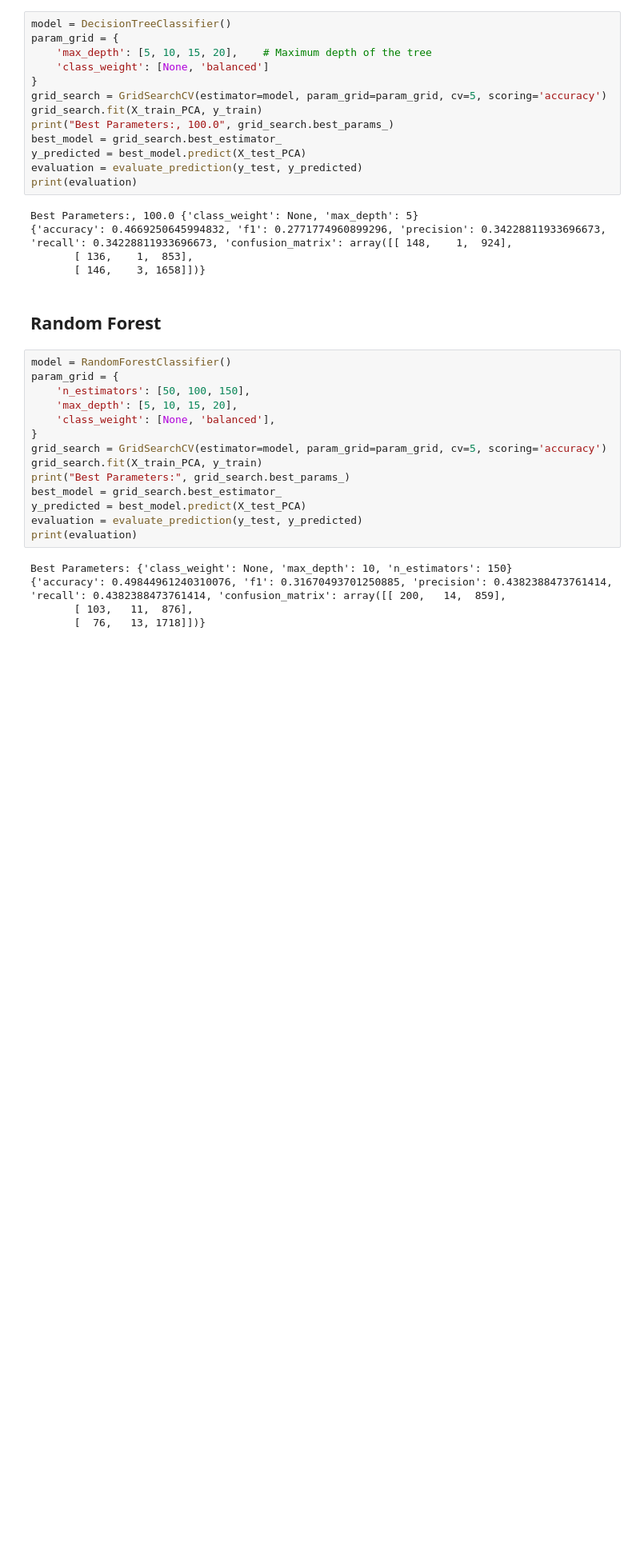
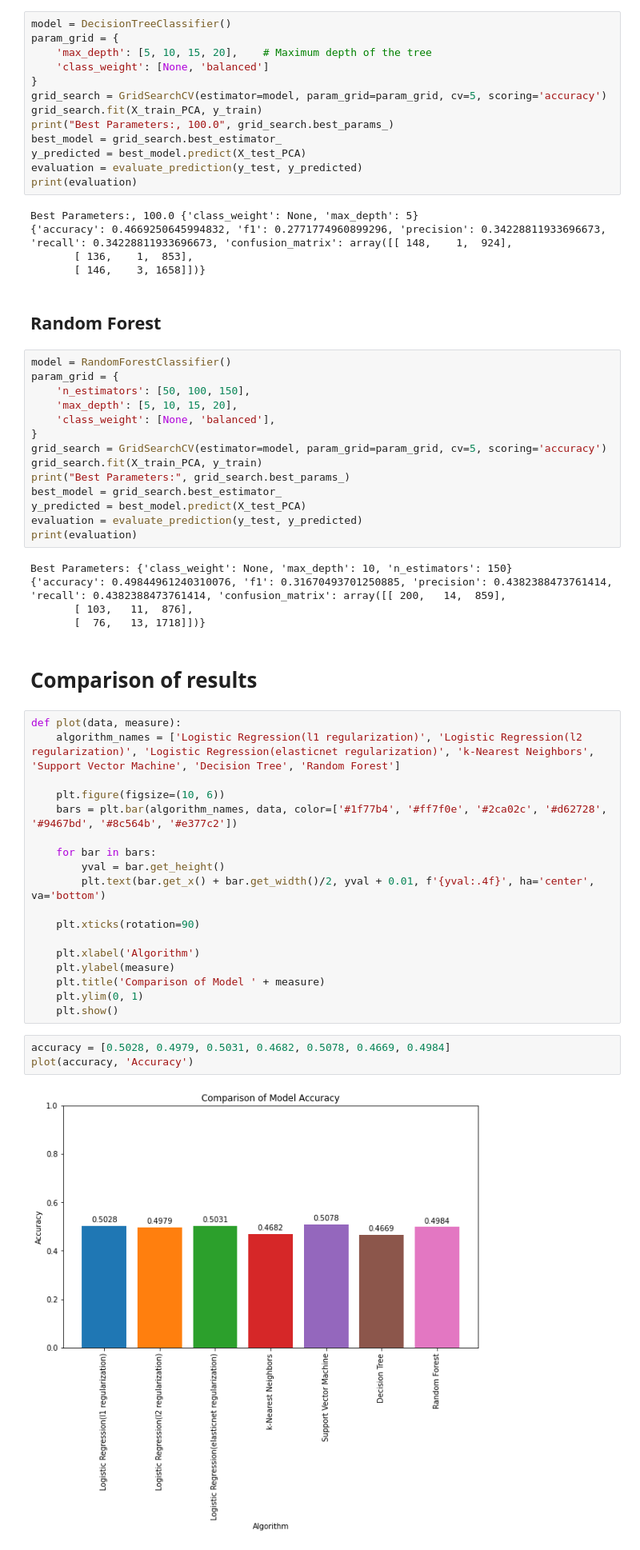
Before and after one commit to mirjanaa/Predicting-the-outcome-of-Soccer-Matches-using-Machine-Learning, a Jupyter notebook: src/03_run_methodsSVD.ipynb, the cells around one changed output. Shown at 80% size. Drawn from its saved outputs; the diff is of its cells as text; blank space fills up the shorter version.

Commit message:
add plots

```diff
--- a/src/03_run_methodsSVD.ipynb
+++ b/src/03_run_methodsSVD.ipynb
@@ -186,3 +217,28 @@ Best Parameters: {'class_weight': None, 'max_depth': 10, 'n_estimators': 150}
 {'accuracy': 0.49844961240310076, 'f1': 0.31670493701250885, 'precision': 0.4382388473761414, 'recall': 0.4382388473761414, 'confusion_matrix': array([[ 200,   14,  859],
        [ 103,   11,  876],
        [  76,   13, 1718]])}
+# %% [markdown]
+# Comparison of results
+# %%
+def plot(data, measure):
+    algorithm_names = ['Logistic Regression(l1 regularization)', 'Logistic Regression(l2 regularization)', 'Logistic Regression(elasticnet regularization)', 'k-Nearest Neighbors', 'Support Vector Machine', 'Decision Tree', 'Random Forest']
+
+    plt.figure(figsize=(10, 6))
+    bars = plt.bar(algorithm_names, data, color=['#1f77b4', '#ff7f0e', '#2ca02c', '#d62728', '#9467bd', '#8c564b', '#e377c2'])
+
+    for bar in bars:
+        yval = bar.get_height()
+        plt.text(bar.get_x() + bar.get_width()/2, yval + 0.01, f'{yval:.4f}', ha='center', va='bottom')
+
+    plt.xticks(rotation=90)
+
+    plt.xlabel('Algorithm')
+    plt.ylabel(measure)
+    plt.title('Comparison of Model ' + measure)
+    plt.ylim(0, 1)
+    plt.show()
+# %%
+accuracy = [0.5028, 0.4979, 0.5031, 0.4682, 0.5078, 0.4669, 0.4984]
+plot(accuracy, 'Accuracy')
+# %% [output]
+[figure, added]
```
Also changed, not shown: parts of 6 cells of this notebook.
